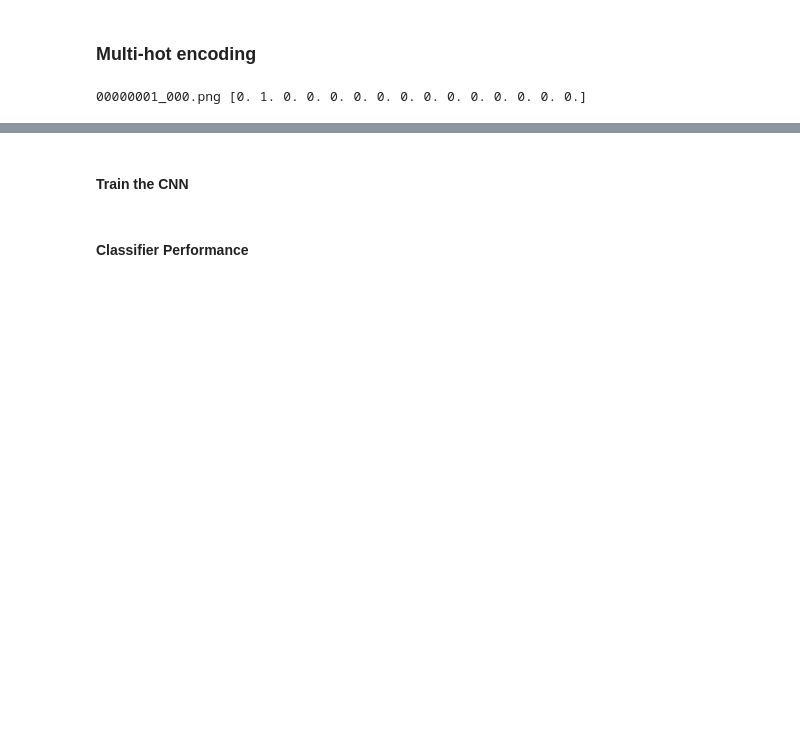
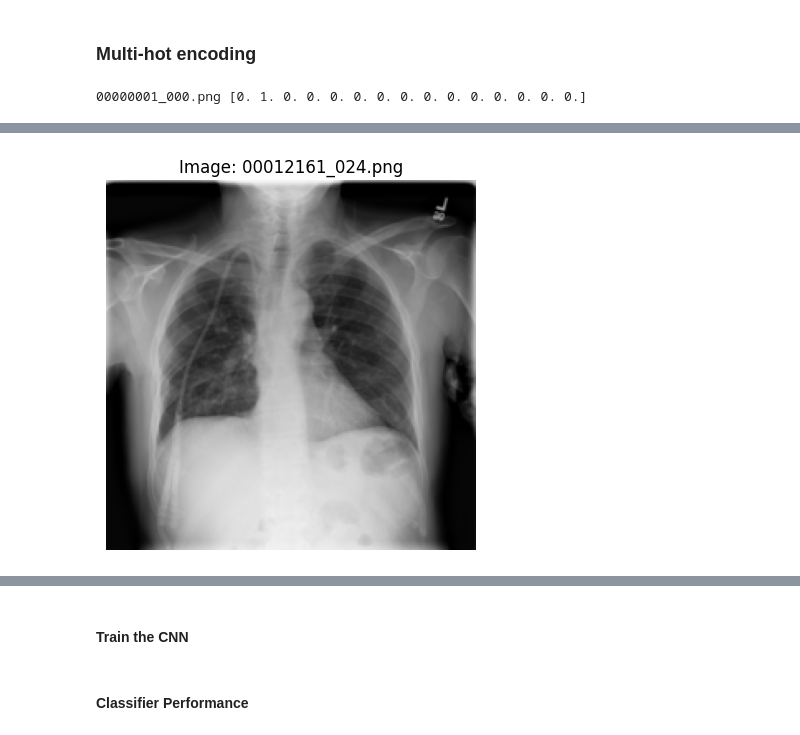
Before and after one commit to jessalynlc/ECE685_final_project, a Jupyter notebook: main.ipynb, the cells around one changed output, grey strips where cells are left out. Saved outputs shown, nothing was run; the diff lists cells and outputs as text; code cells hidden in the pictures; blank space fills up the shorter version.

```diff
--- a/main.ipynb
+++ b/main.ipynb
@@ -9,6 +9,8 @@ path_train_val_list = "archive/train_val_list_NIH.txt"
 path_test_list = "archive/test_list_NIH.txt"
 
 path_all_data_csv = "archive/Data_Entry_2017.csv"
+
+path_folder_images = "archive/images-224/images-224"
 # %% [markdown]
 ### Check structure
 # %%
@@ -61,38 +65,89 @@ print(first_image, image_to_multihot[first_image])
 # %%
 import os
 import torch
-from torch.utils.data import Dataset
+from torch.utils.data import Dataset, DataLoader
 from PIL import Image
-import csv
 import numpy as np
-from torchvision import transforms
-from torch.utils.data import DataLoader
+import matplotlib.pyplot as plt
 
 class MedicalImageDataset(Dataset):
-    def __init__(self, base_dir, transform=None):
+    """
+    PyTorch Dataset for medical images with precomputed multi-hot labels.
+
+    Each sample returns:
+        - image tensor
+        - multi-hot label vector
+        - image file name
+    """
+    def __init__(self, files_list_dir: str, img_dir: str, image_to_multihot: dict, transform=None):
+        """
+        Args:
+            files_list_dir (str): Path to a .txt file with each row being an image name.
+            img_dir (str): Directory containing the images.
+            image_to_multihot (dict): Precomputed dictionary mapping image name → multi-hot vector.
+            transform (callable, optional): Optional transform to apply to images.
+        """
+        # Load image names from txt
+        with open(files_list_dir, "r") as f:
+            self.image_names = [line.strip() for line in f if line.strip()]
+
+        self.img_dir = img_dir
+        self.image_to_multihot = image_to_multihot
+        self.transform = transform
 
     def __len__(self):
-        return len(self.image_files)
+        return len(self.image_names)
 
     def __getitem__(self, idx):
-        return image, label, img_name
+        # Ensure no infinite loop
+        if idx >= 2 * len(self):
+            raise FileNotFoundError(f"No valid images.")
+
+        img_name = self.image_names[idx]
+        img_path = os.path.join(self.img_dir, img_name)
+
+        # Skip missing images
+        if not os.path.exists(img_path):
+            print(f"Warning: Image file '{img_path}' not found. Skipping to next index.")
+            return self.__getitem__((idx + 1) % len(self))  # wrap around if at end
 
 
-# Example:
-dataset = MedicalImageDataset()
+        # Load image
+        image = Image.open(img_path).convert("RGB")
+        if self.transform:
+            image = self.transform(image)
+        else:
+            # Default conversion to tensor
+            image = torch.from_numpy(np.array(image)).permute(2,0,1).float() / 255.0
+
+        # Get multi-hot vector from precomputed dictionary
+        multi_hot = torch.from_numpy(
+            self.image_to_multihot.get(
+                img_name,
+                np.zeros(len(next(iter(self.image_to_multihot.values()))),
+                dtype=np.float32)
+            )
+        )
+
+        return image, multi_hot, img_name
+
+
+# Create Dataset and DataLoader
+dataset = MedicalImageDataset(path_train_val_list, path_folder_images, image_to_multihot)
 
 loader = DataLoader(dataset, batch_size=8, shuffle=True)
 
-# Check one batch
-for imgs, labels, names in loader:
-    print("Image batch shape:", imgs.shape)
-    print("Label batch shape:", labels.shape)
-    print("First image name:", names[0])
-    print("First label vector:", labels[0])
+# Get the first batch
+imgs, multi_hot, names = next(iter(loader))
 
-    # Display the first image in the batch
-    plt.imshow(imgs[0].permute(1,2,0))
-    plt.title(f"Image: {names[0]}")
-    plt.axis('off')
-    plt.show()
-    break
+print("Image batch shape:", imgs.shape)
+print("Label batch shape:", multi_hot.shape)
+print("First image name:", names[0])
+print("First label vector:", multi_hot[0])
+
+# Display the first image in the batch
+plt.imshow(imgs[0].permute(1, 2, 0))
+plt.title(f"Image: {names[0]}")
+plt.axis('off')
+plt.show()
+# %% [output]
@@ -98,0 +158 @@ for imgs, labels, names in loader:
+[figure, added]
```
Also changed, not shown: parts of 7 cells of this notebook, 1 other file.
